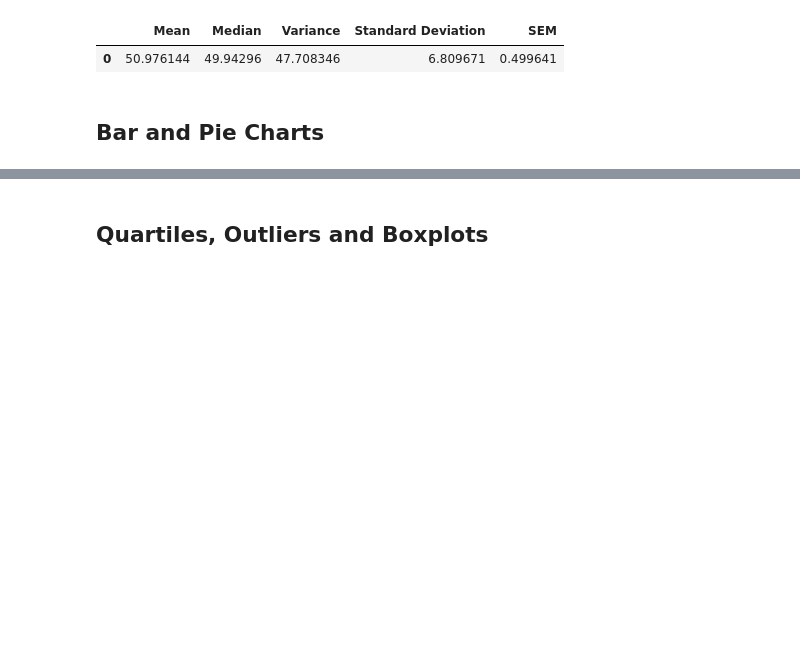
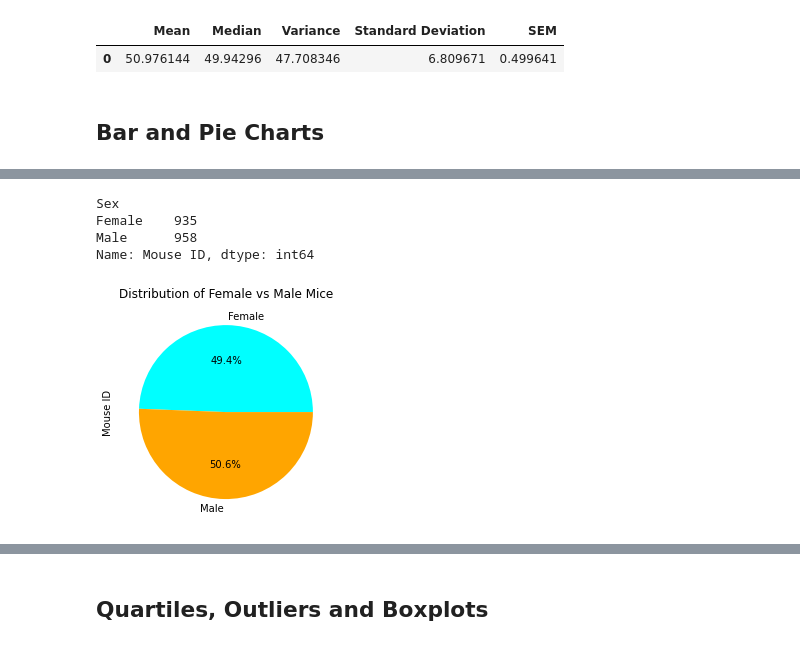
Before and after one commit to mmyang123/Homework5-The-Power-of-Plots, a Jupyter notebook: Pymaceuticals/pymaceuticals_starter.ipynb, the cells around one changed output, grey strips where cells are left out. Drawn from its saved outputs; the diff is of its cells as text; code cells hidden in the pictures; blank space fills up the shorter version.

```diff
--- a/Pymaceuticals/pymaceuticals_starter.ipynb
+++ b/Pymaceuticals/pymaceuticals_starter.ipynb
@@ -173,2 +198,12 @@ Text(0, 0.5, 'Timepoints')
 # %%
 # Generate a pie plot showing the distribution of female versus male mice using Pandas
+f_vs_m_df = merge_df.groupby(["Sex"]).count()["Mouse ID"]
+f_vs_m_df.plot.pie(autopct="%1.1f%%",colors=["cyan","orange"])
+plt.title("Distribution of Female vs Male Mice")
+f_vs_m_df
+# %% [output]
+Sex
+Female    935
+Male      958
+Name: Mouse ID, dtype: int64
+[figure, added]
```
Also changed, not shown: parts of 16 cells of this notebook.
